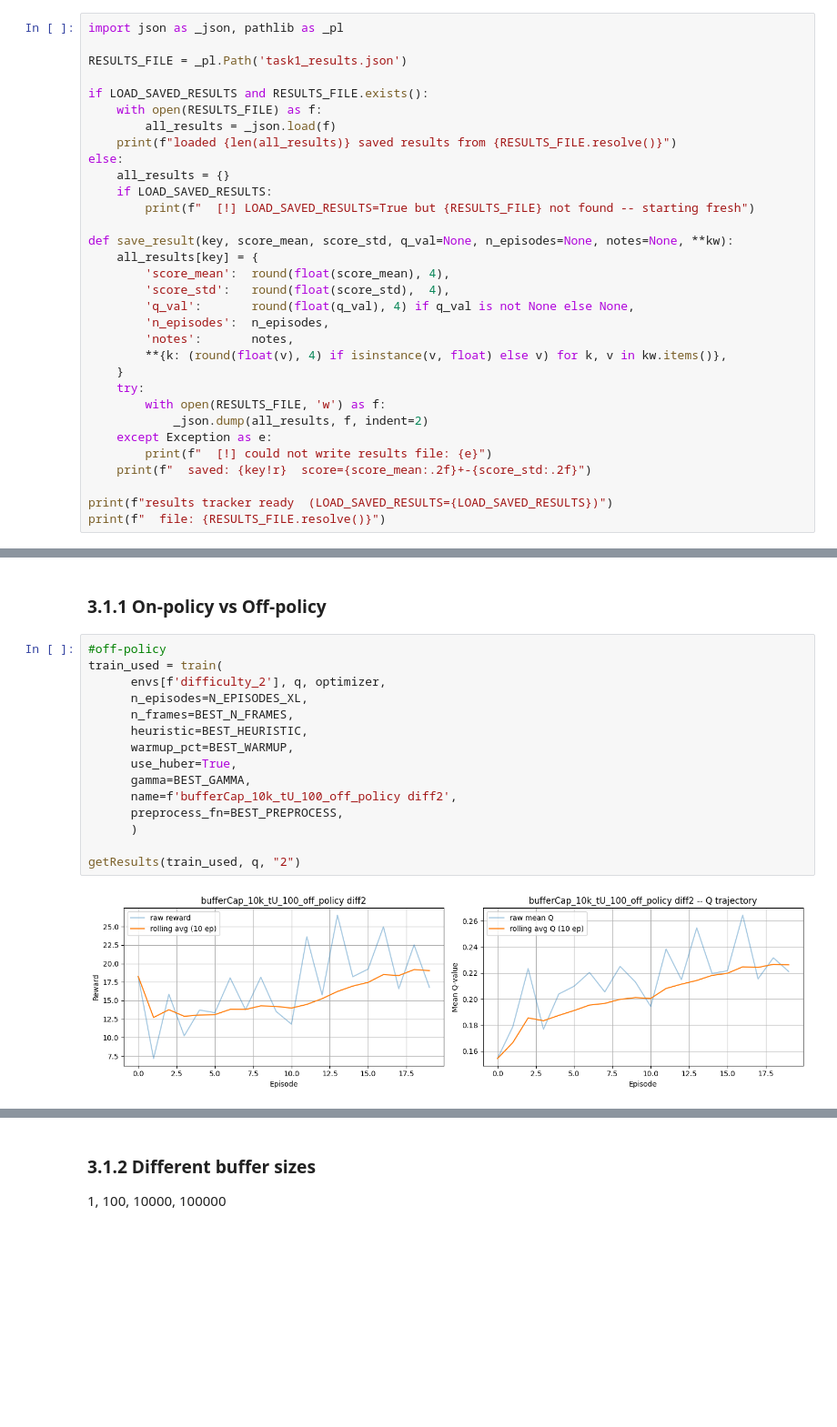
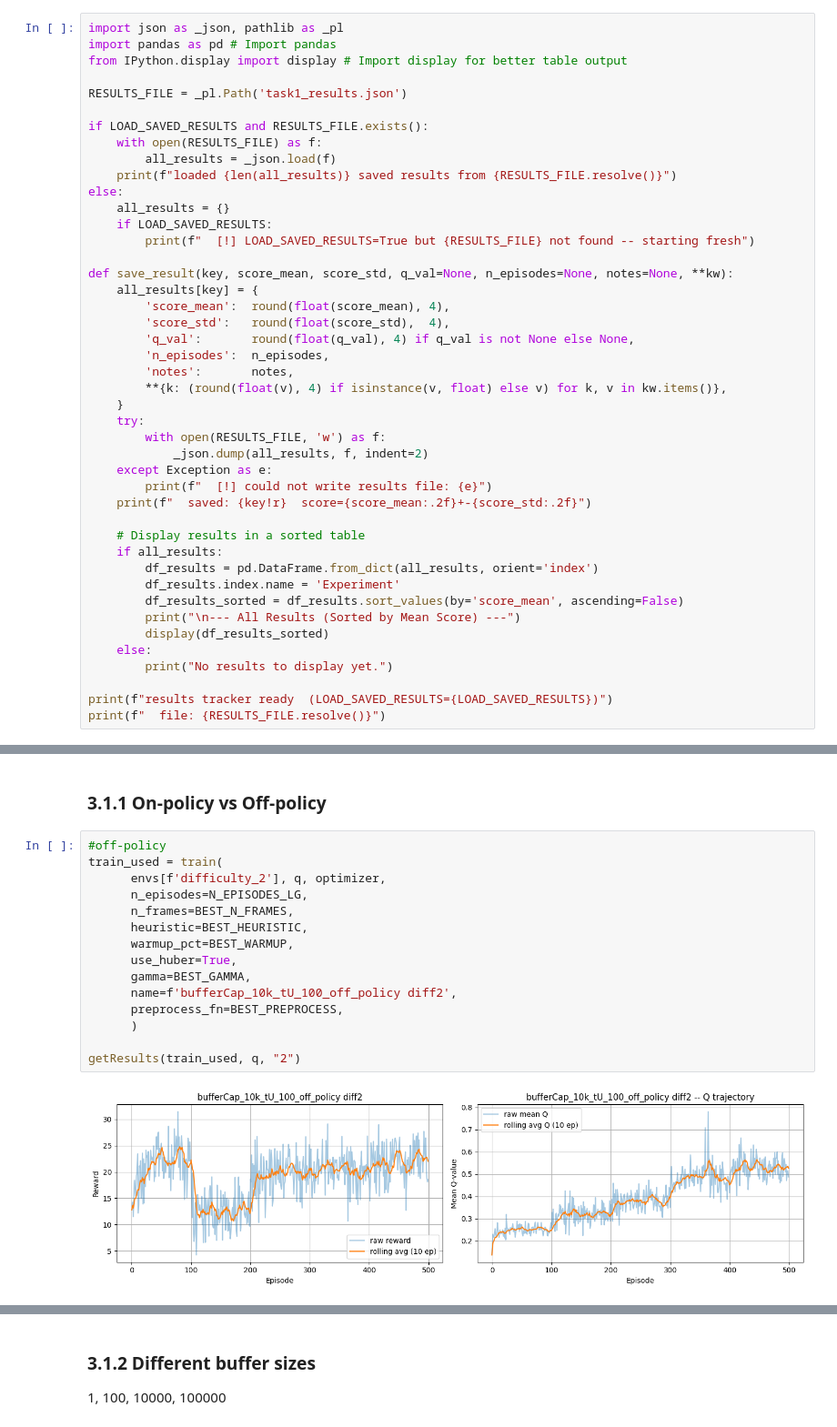
Before and after one commit to rarosilva/DL_Proj2, a Jupyter notebook: tasks/task2.ipynb, the cells around one changed output, grey strips where cells are left out. Shown at 91% size. Drawn from its saved outputs; the diff is of its cells as text; blank space fills up the shorter version.

```diff
--- a/tasks/task2.ipynb
+++ b/tasks/task2.ipynb
@@ -390,6 +384,8 @@ Persists all experiment results to `results_log.json` next to the notebook paren
 Set `LOAD_SAVED_RESULTS=True` in Section 0 to reload without re-running.
 # %%
 import json as _json, pathlib as _pl
+import pandas as pd # Import pandas
+from IPython.display import display # Import display for better table output
 
 RESULTS_FILE = _pl.Path('task1_results.json')
 
@@ -418,6 +414,16 @@ def save_result(key, score_mean, score_std, q_val=None, n_episodes=None, notes=N
         print(f"  [!] could not write results file: {e}")
     print(f"  saved: {key!r}  score={score_mean:.2f}+-{score_std:.2f}")
 
+    # Display results in a sorted table
+    if all_results:
+        df_results = pd.DataFrame.from_dict(all_results, orient='index')
+        df_results.index.name = 'Experiment'
+        df_results_sorted = df_results.sort_values(by='score_mean', ascending=False)
+        print("\n--- All Results (Sorted by Mean Score) ---")
+        display(df_results_sorted)
+    else:
+        print("No results to display yet.")
+
 print(f"results tracker ready  (LOAD_SAVED_RESULTS={LOAD_SAVED_RESULTS})")
 print(f"  file: {RESULTS_FILE.resolve()}")
 # %% [output]
@@ -739,17 +748,17 @@ optimizer = optim.RMSprop(q.parameters(), lr=LR, alpha=0.99, eps=1e-8)
 # %%
 #off-policy
 train_used = train(
       envs[f'difficulty_2'], q, optimizer,
-      n_episodes=N_EPISODES_XL,
+      n_episodes=N_EPISODES_LG,
       n_frames=BEST_N_FRAMES,
       heuristic=BEST_HEURISTIC,
       warmup_pct=BEST_WARMUP,
       use_huber=True,
       gamma=BEST_GAMMA,
       name=f'bufferCap_10k_tU_100_off_policy diff2',
       preprocess_fn=BEST_PREPROCESS,
       )
 
 getResults(train_used, q, "2")
 # %% [output]
-[figure, old version]
+[figure, new version]
```
Also changed, not shown: parts of 27 cells of this notebook.
